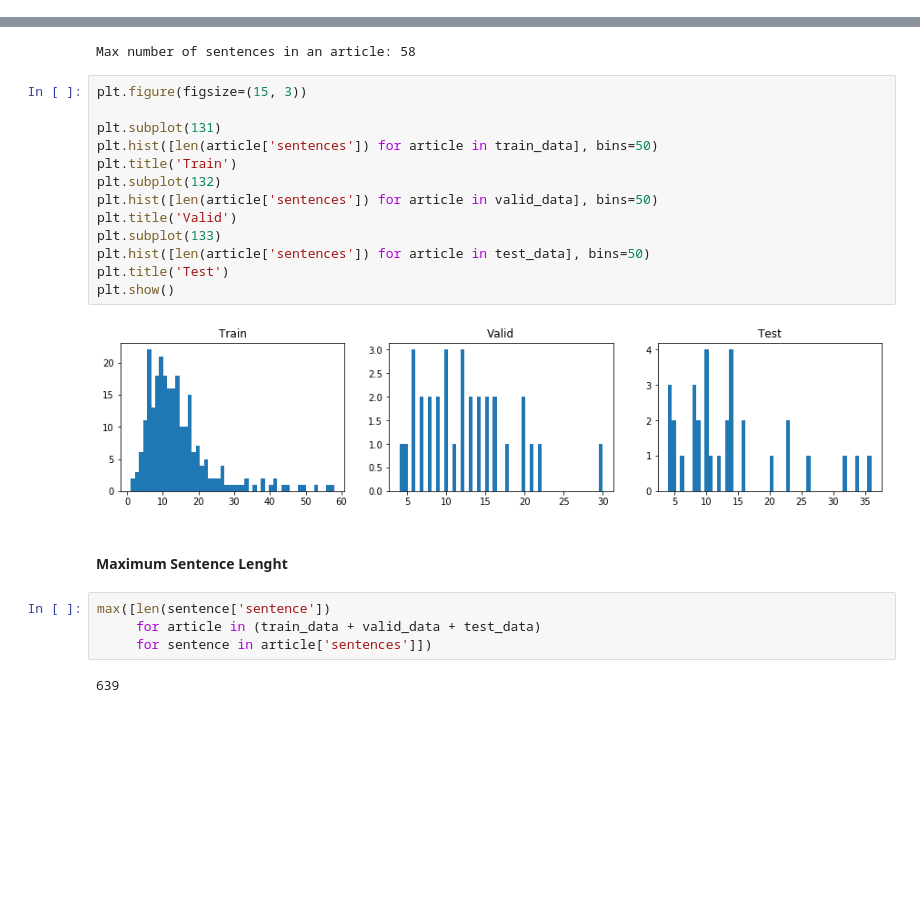
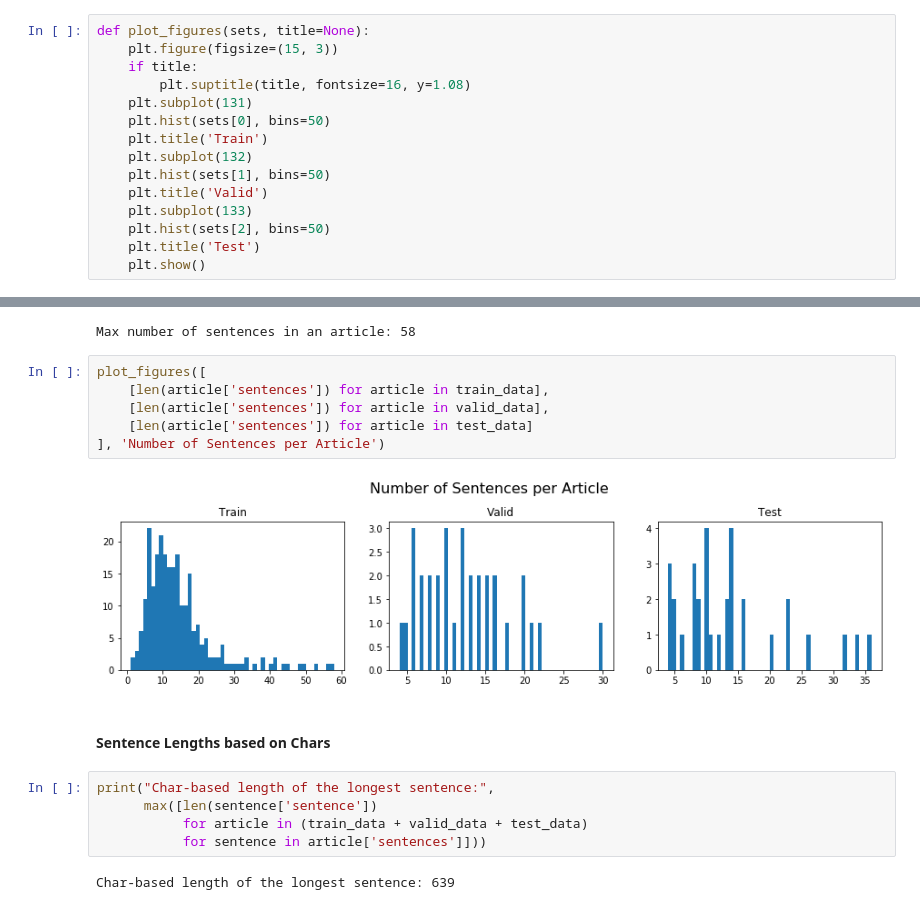
Before and after one commit to simgeekiz/Master_Thesis, a Jupyter notebook: Data Analysis.ipynb, the cells around one changed output, grey strips where cells are left out. Drawn from its saved outputs; the diff is of its cells as text; blank space fills up the shorter version.

```diff
--- a/Data Analysis.ipynb
+++ b/Data Analysis.ipynb
@@ -12,5 +10,20 @@ import matplotlib.pyplot as plt
 # %%
 from src.load_data import load_data
+# %%
+def plot_figures(sets, title=None):
+    plt.figure(figsize=(15, 3))
+    if title:
+        plt.suptitle(title, fontsize=16, y=1.08)
+    plt.subplot(131)
+    plt.hist(sets[0], bins=50)
+    plt.title('Train')
+    plt.subplot(132)
+    plt.hist(sets[1], bins=50)
+    plt.title('Valid')
+    plt.subplot(133)
+    plt.hist(sets[2], bins=50)
+    plt.title('Test')
+    plt.show()
 # %% [markdown]
 ### Load Data
 # %%
@@ -23,25 +66,19 @@ print('Max number of sentences in an article:',
 # %% [output]
 Max number of sentences in an article: 58
 # %%
-plt.figure(figsize=(15, 3))
-
-plt.subplot(131)
-plt.hist([len(article['sentences']) for article in train_data], bins=50)
-plt.title('Train')
-plt.subplot(132)
-plt.hist([len(article['sentences']) for article in valid_data], bins=50)
-plt.title('Valid')
-plt.subplot(133)
-plt.hist([len(article['sentences']) for article in test_data], bins=50)
-plt.title('Test')
-plt.show()
+plot_figures([
+    [len(article['sentences']) for article in train_data],
+    [len(article['sentences']) for article in valid_data],
+    [len(article['sentences']) for article in test_data]
+], 'Number of Sentences per Article')
 # %% [output]
-[figure, old version]
+[figure, new version]
-# %% [markdown]
-#### Maximum Sentence Lenght
+# %% [markdown]
+#### Sentence Lengths based on Chars
 # %%
-max([len(sentence['sentence'])
-     for article in (train_data + valid_data + test_data)
-     for sentence in article['sentences']])
+print("Char-based length of the longest sentence:",
+      max([len(sentence['sentence'])
+           for article in (train_data + valid_data + test_data)
+           for sentence in article['sentences']]))
 # %% [output]
-639
+Char-based length of the longest sentence: 639
```
Also changed, not shown: parts of 12 cells of this notebook, 4 other files.
